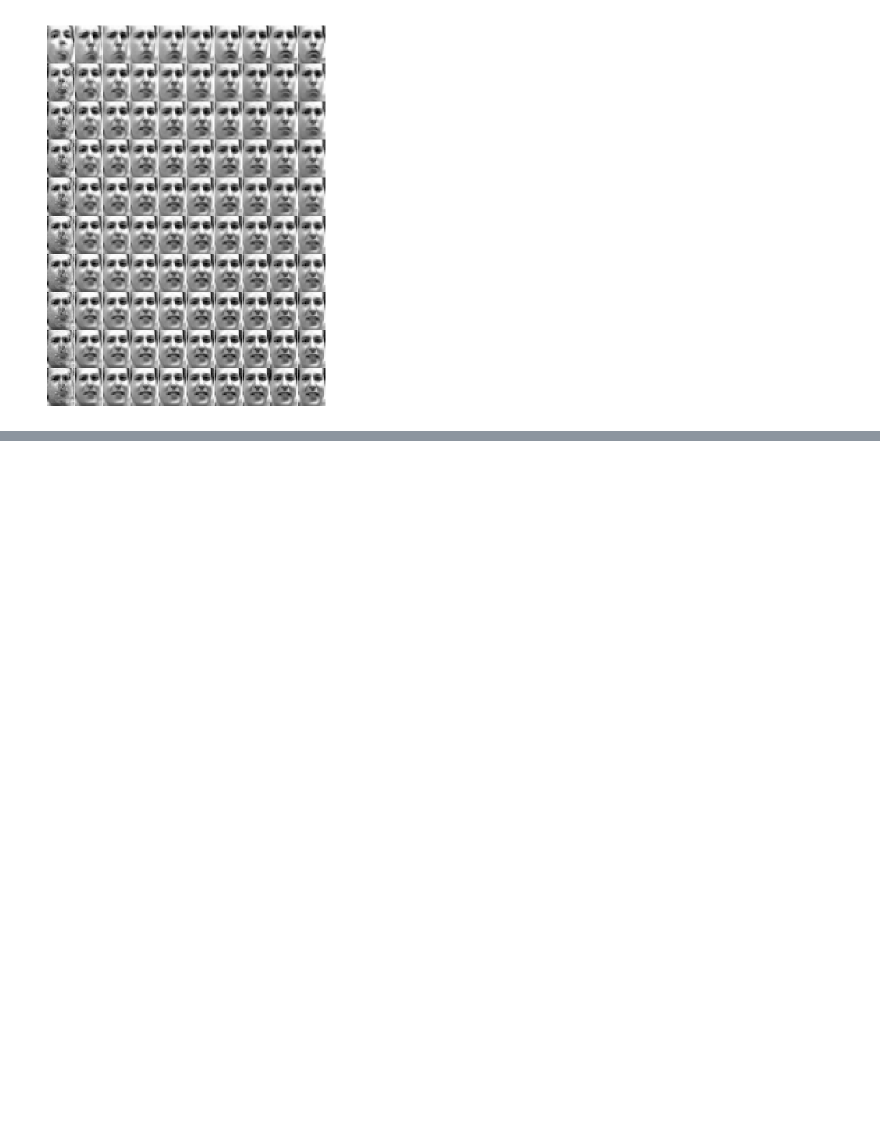
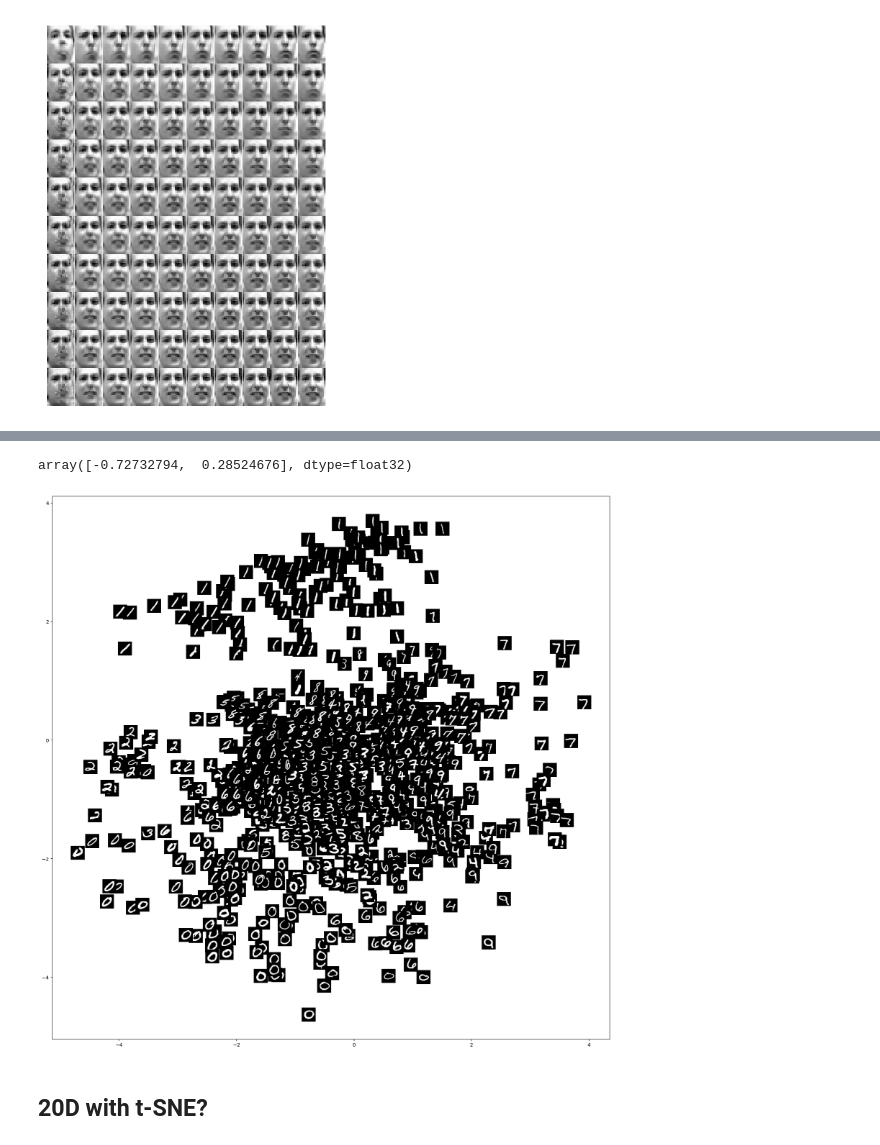
Before and after one commit to omarnmahmood/AEVB, a Jupyter notebook: VAE_Trial1.ipynb, the cells around one changed output, grey strips where cells are left out. Drawn from its saved outputs; the diff is of its cells as text; code cells hidden in the pictures; blank space fills up the shorter version.

Commit message:
Included Latent Space encoding visualisations and tSNE decompositions

```diff
--- a/VAE_Trial1.ipynb
+++ b/VAE_Trial1.ipynb
@@ -356,0 +363,45 @@ plt.show()
+# %%
+t_data = Variable(t_data).view(-1,784)
+# %%
+m = test.encode(t_data[0].cuda())[0]
+# %%
+m.data.cpu().numpy()
+# %% [output]
+array([-0.72732794,  0.28524676], dtype=float32)
+# %%
+embeddings_x = []
+embeddings_y = []
+embeddings_xy = []
+imgs = []
+
+for i, (t_data,_) in enumerate(train_data):
+    if i >= 10:
+        break
+    for data in Variable(t_data):
+        imgs.append(data.data.cpu().numpy().reshape(28,28))
+        data = data.view(784)
+        m = test.encode(data.cuda())[0]
+        embedding = m.data.cpu().numpy()
+        embeddings_xy.append(embedding)
+# %%
+from matplotlib.offsetbox import OffsetImage, AnnotationBbox
+
+def visualize_scatter_with_images(X_2d_data, images, img_name = None, figsize=(20,20), image_zoom=1):
+    fig, ax = plt.subplots(figsize=figsize)
+    artists = []
+    for xy, i in zip(X_2d_data, images):
+        x0, y0 = xy
+        img = OffsetImage(i, zoom=image_zoom, cmap = 'gray')
+        ab = AnnotationBbox(img, (x0, y0), xycoords='data', frameon=False)
+        artists.append(ax.add_artist(ab))
+    ax.update_datalim(X_2d_data)
+    ax.autoscale()
+    if img_name:
+        plt.savefig('./Images/' + img_name)
+    plt.show()
+# %%
+visualize_scatter_with_images(embeddings_xy, imgs, img_name = '2D_latent.png')
+# %% [output]
+[figure, added]
+# %% [markdown]
+## 20D with t-SNE?
```
Also changed, not shown: parts of 14 cells of this notebook, 2 other files.
